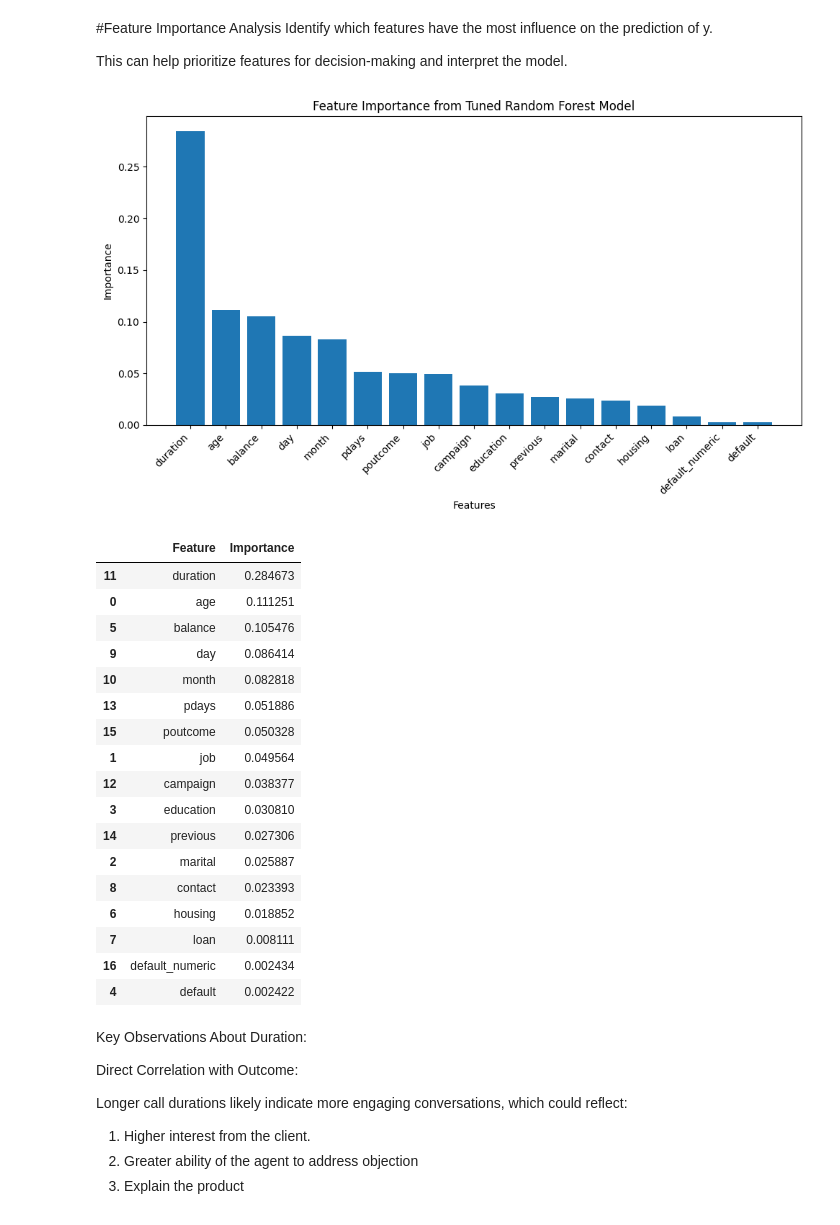
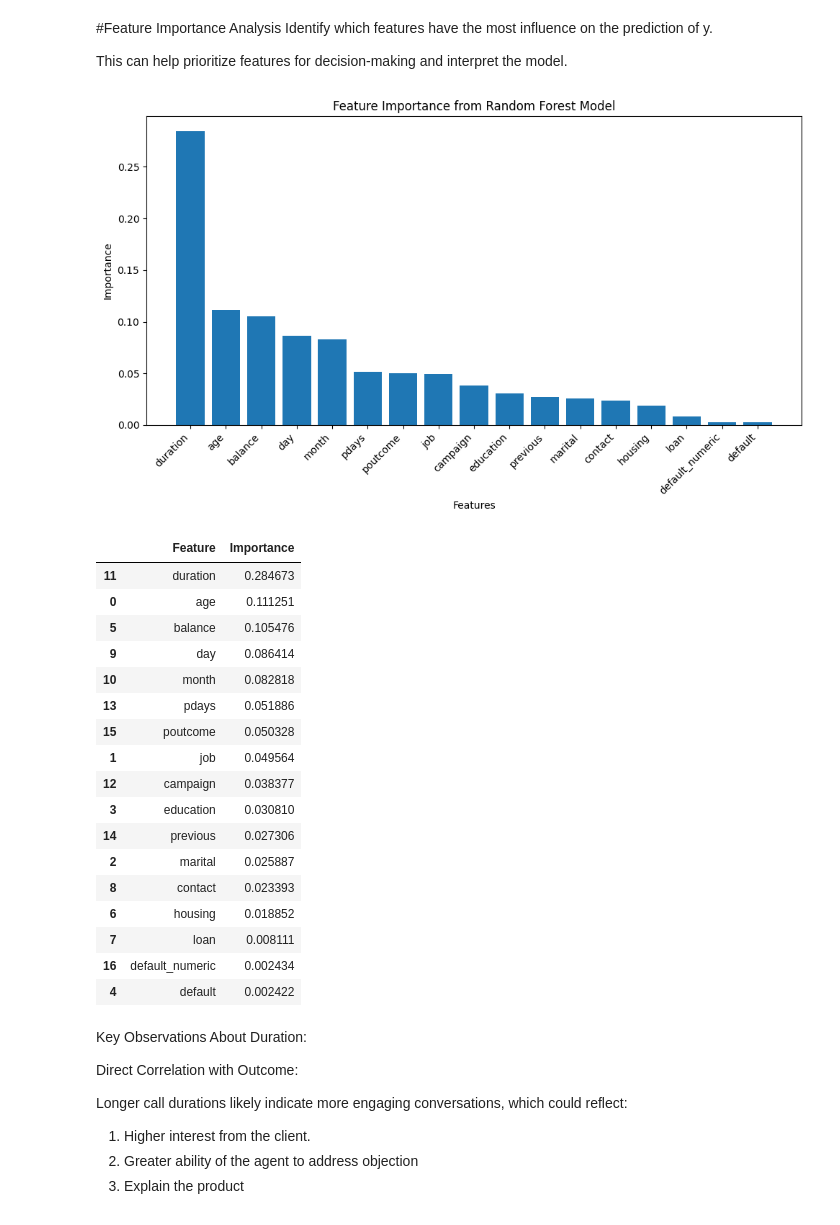
Before and after one commit to viktoruebelhart/uci_bank, a Jupyter notebook: UCI_BANK.ipynb, the cells around one changed output. Drawn from its saved outputs; the diff is of its cells as text; code cells hidden in the pictures.

```diff
--- a/UCI_BANK.ipynb
+++ b/UCI_BANK.ipynb
@@ -870,29 +870,29 @@ This can help prioritize features for decision-making and interpret the model.
 # %%
 import matplotlib.pyplot as plt
 
-# Extract feature importances from the tuned Random Forest model
+# Extract feature importances from the Random Forest model
 feature_importances = model.feature_importances_
 features = X.columns
 
 # Create a DataFrame for easy visualization
 importance_df = pd.DataFrame({
     'Feature': features,
     'Importance': feature_importances
 }).sort_values(by='Importance', ascending=False)
 
 # Plot the feature importances
 plt.figure(figsize=(10, 6))
 plt.bar(importance_df['Feature'], importance_df['Importance'])
 plt.xticks(rotation=45, ha='right')
-plt.title('Feature Importance from Tuned Random Forest Model')
+plt.title('Feature Importance from Random Forest Model')
 plt.xlabel('Features')
 plt.ylabel('Importance')
 plt.tight_layout()
 plt.show()
 
 importance_df
 # %% [output]
-[figure, old version]
+[figure, new version]
 |  | Feature | Importance |
 | 11 | duration | 0.284673 |
 | 0 | age | 0.111251 |
```
Also changed, not shown: parts of 2 cells of this notebook.
